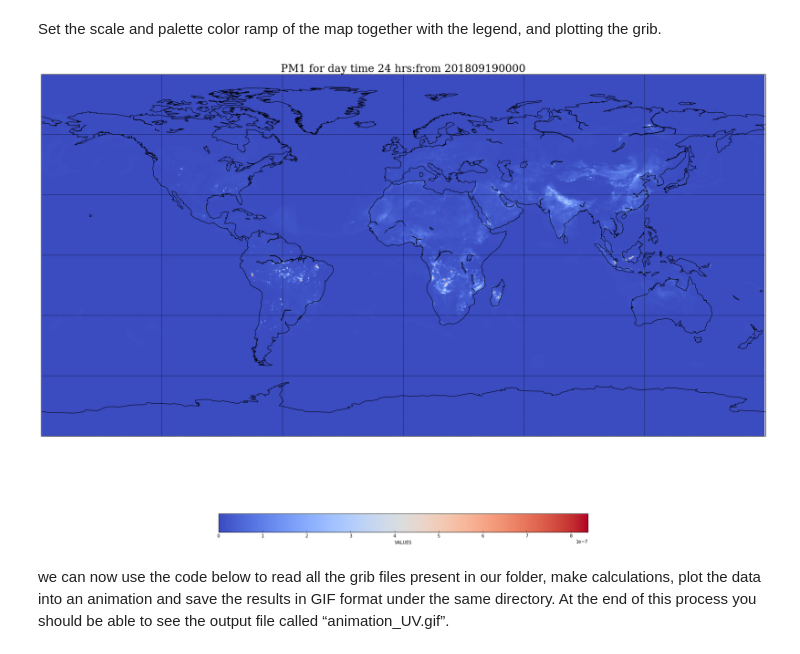
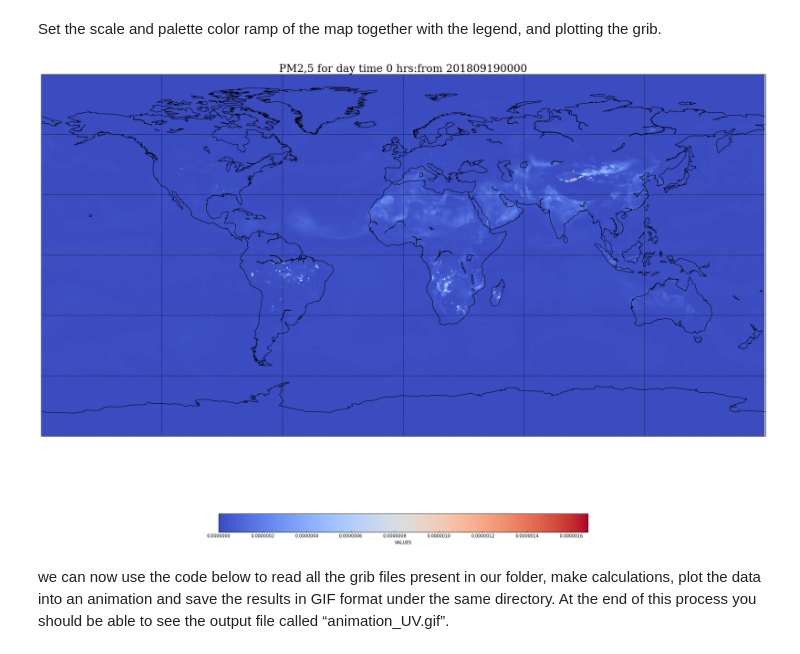
Before and after one commit to Randbee/the-python-space-adventure, a Jupyter notebook: plotting_pm25.ipynb, the cells around one changed output. Drawn from its saved outputs; the diff is of its cells as text; code cells hidden in the pictures.

```diff
--- a/plotting_pm25.ipynb
+++ b/plotting_pm25.ipynb
@@ -20,7 +20,7 @@ Read a grib file:
 
 This file contains forecasting data about the biologically effective dose 3 hours after the 00:00, Greenwich time, for the 4th of February 2018.
 # %%
-grib='z_cams_c_ecmf_20180919000000_prod_fc_sfc_024_pm1.grib' # Set the file name of your input GRIB file
+grib='z_cams_c_ecmf_20180919000000_prod_fc_sfc_000_pm2p5.grib' # Set the file name of your input GRIB file
 grbs=pygrib.open(grib)
 # %% [markdown]
 retreiving data from grib file
@@ -52,28 +52,28 @@ Set the scale and palette color ramp of the map together with the legend, and pl
 # %%
 plt.figure(figsize=(30,21))
 m.drawcoastlines()
 m.drawmapboundary()
 m.drawmeridians(np.arange(-180.,180.,60.))
 m.drawparallels(np.arange(-90, 90, 30))
 
 cmap = plt.get_cmap('coolwarm')
 cs = m.pcolormesh(x,y,data,shading='flat',cmap=cmap)
 plt.colorbar(cs,orientation='horizontal', shrink=0.5, label = "VALUES")
 
 time = re.findall('(time [a-z0-9: ]*)', str(grb))
-title = "PM1 for day " + time[0]
+title = "PM2,5 for day " + time[0]
 font = {'family': 'serif',
         'color':  'black',
         'weight': 'normal',
         'size': 24,
         }
 
 plt.title(title, fontdict = font)
 
 
 plt.show()
 # %% [output]
-[figure, old version]
+[figure, new version]
 # %% [markdown]
 we can now use the code below to read all the grib files present in our folder, make  calculations, plot the data into an animation and save the results in  GIF format under the same directory. At the end of this process you should be able to see the output file called “animation_UV.gif”.
 # %%
```
Also changed, not shown: parts of 2 cells of this notebook, 11 other files.
